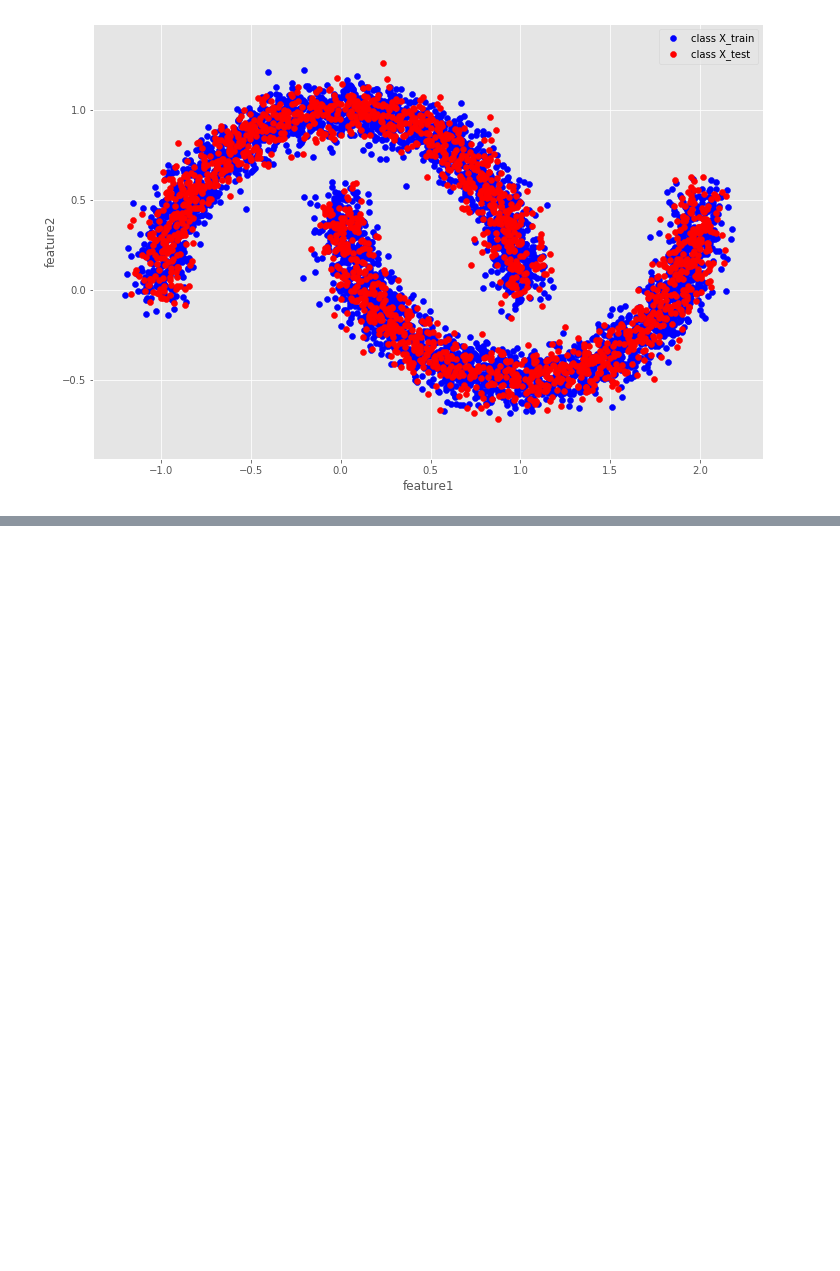
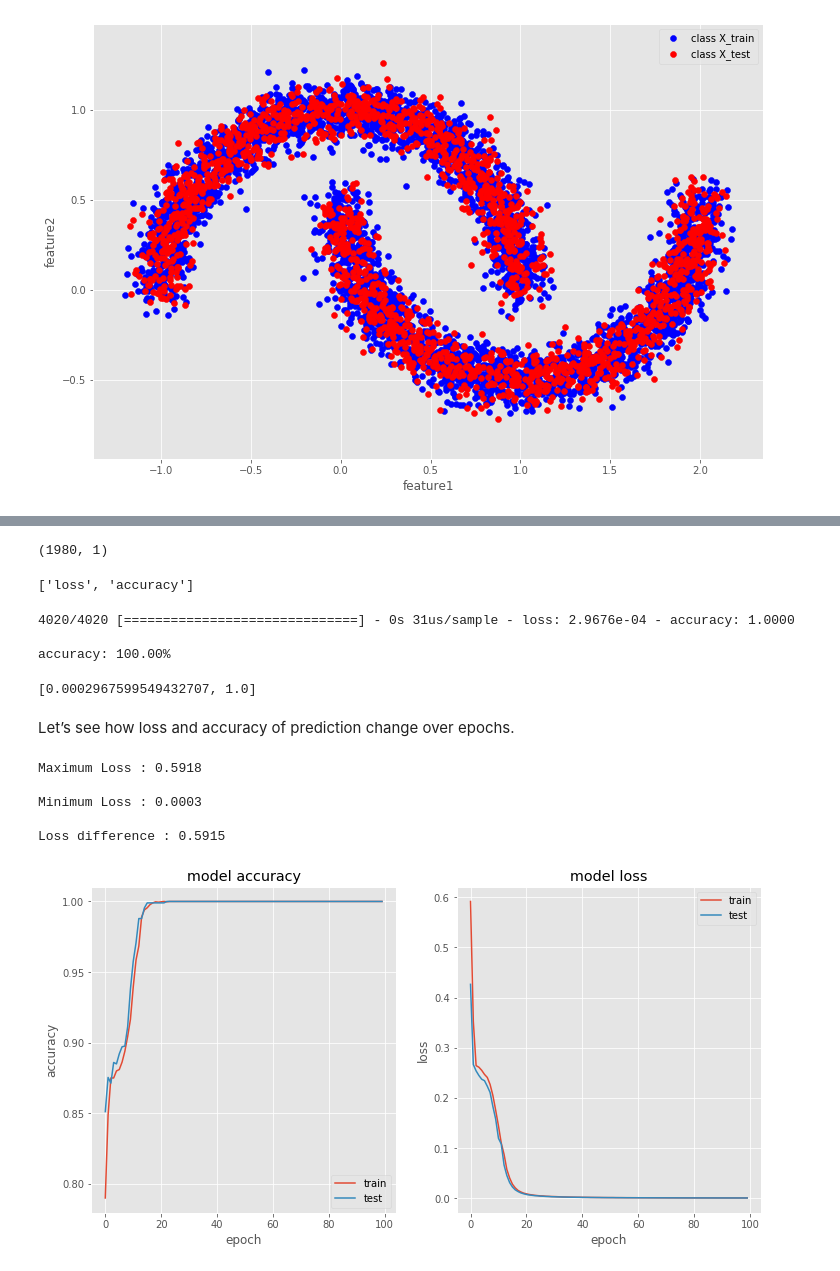
Before and after one commit to EKnsl/Weekely-updates-on-codes-and-study, a Jupyter notebook: Deep_Learning_practice/Week3/Moon_dataset_using_shallow_nn.ipynb, the cells around one changed output, grey strips where cells are left out. Drawn from its saved outputs; the diff is of its cells as text; code cells hidden in the pictures; blank space fills up the shorter version.

```diff
--- a/Deep_Learning_practice/Week3/Moon_dataset_using_shallow_nn.ipynb
+++ b/Deep_Learning_practice/Week3/Moon_dataset_using_shallow_nn.ipynb
@@ -67,0 +79,4 @@ plt.show()
+# %%
+# Hyper-parameters
+training_epochs = 100 #Total number of training epochs
+learning_rate = 0.03 # The learning rate
@@ -67,0 +101,4 @@ plt.show()
+# %%
+# make a shallow neural network
+model = create_model()
+model.summary()
@@ -67,0 +125,8 @@ plt.show()
+# %%
+# training
+results = model.fit(
+     X_train, y_train,
+     epochs= training_epochs,
+     batch_size = 516,
+     validation_data = (X_test, y_test)
+)
@@ -67,0 +162,57 @@ plt.show()
+# %%
+prediction_values = model.predict_classes(X_test)
+prediction_values.shape # our neural network outputs predictions of labels for training set
+# %% [output]
+(1980, 1)
+# %%
+print(model.metrics_names[:])
+# %% [output]
+['loss', 'accuracy']
+# %%
+# evaluate the model
+scores = model.evaluate(X_train,y_train)
+print("\n%s: %.2f%%" % (model.metrics_names[1], scores[1]*100))
+# %% [output]
+4020/4020 [==============================] - 0s 31us/sample - loss: 2.9676e-04 - accuracy: 1.0000
+
+accuracy: 100.00%
+# %%
+scores
+# %% [output]
+[0.0002967599549432707, 1.0]
+# %% [markdown]
+Let’s see how loss and accuracy of prediction change over epochs.
+# %%
+plt.figure(figsize =(12,6))
+# summarize history for accuracy
+plt.subplot(121)
+plt.plot(results.history['accuracy'])
+plt.plot(results.history['val_accuracy'])
+plt.title('model accuracy')
+plt.ylabel('accuracy')
+plt.xlabel('epoch')
+plt.legend(['train', 'test'], loc='lower right')
+
+# summarize history for loss
+plt.subplot(122)
+plt.plot(results.history['loss'])
+plt.plot(results.history['val_loss'])
+plt.title('model loss')
+plt.ylabel('loss')
+plt.xlabel('epoch')
+plt.legend(['train', 'test'], loc='upper right')
+
+max_loss = np.max(results.history['loss'])
+min_loss = np.min(results.history['loss'])
+print("Maximum Loss : {:.4f}".format(max_loss))
+print("")
+print("Minimum Loss : {:.4f}".format(min_loss))
+print("")
+print("Loss difference : {:.4f}".format((max_loss - min_loss)))
+# %% [output]
+Maximum Loss : 0.5918
+
+Minimum Loss : 0.0003
+
+Loss difference : 0.5915
+[figure, added]
```
Also changed, not shown: parts of 28 cells of this notebook.
